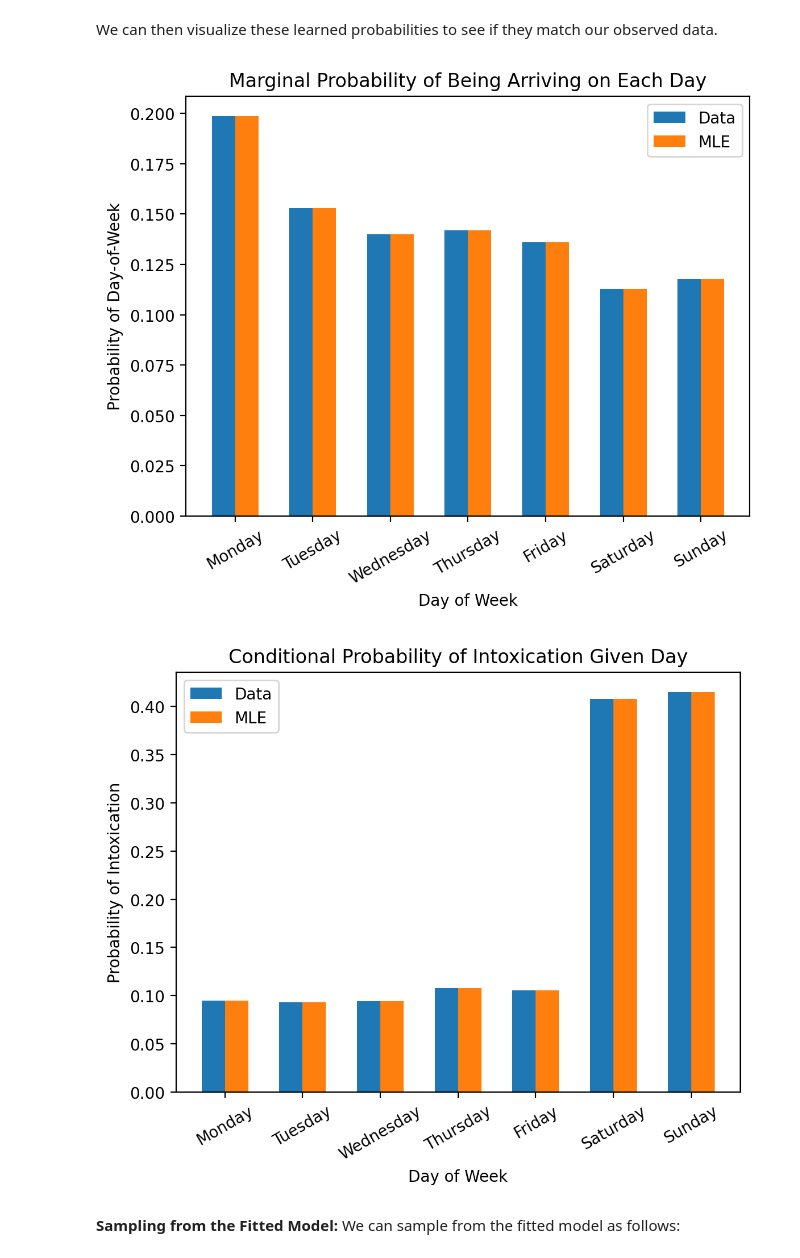
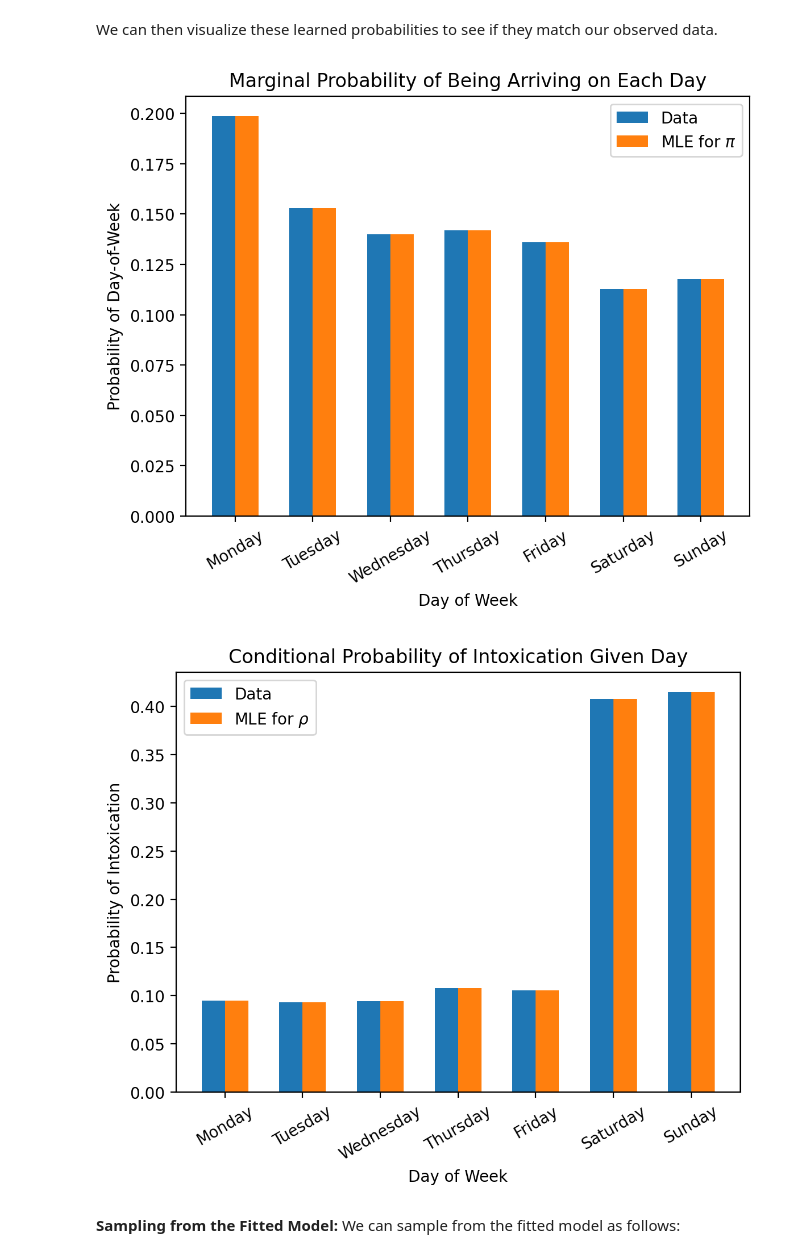
Before and after one commit to mogu-lab/probabilistic-foundations-of-ml, a Jupyter notebook: mle.ipynb, the cells around one changed output. Cells and saved outputs as stored; diff of their text form; code cells hidden in the pictures.

```diff
--- a/mle.ipynb
+++ b/mle.ipynb
@@ -340,23 +340,23 @@ for day in days_of_week:
 # %%
 # Plot marginal
 width = 0.3
 plt.bar(jnp.arange(7) - 0.5 * width, marginal_probabilities_from_data, width, label='Data')
-plt.bar(jnp.arange(7) + 0.5 * width, result.parameters_mle['pi'], width, label='MLE')
+plt.bar(jnp.arange(7) + 0.5 * width, result.parameters_mle['pi'], width, label=r'MLE for $\pi$')
 
 # Add axis labels and titles
 plt.xticks(jnp.arange(7), days_of_week, rotation=30)
 plt.xlabel('Day of Week')
 plt.ylabel('Probability of Day-of-Week')
 plt.title('Marginal Probability of Being Arriving on Each Day')
 plt.legend()
 plt.show()
 # %% [output]
-[figure, old version]
+[figure, new version]
 # %%
 # Plot conditional
 width = 0.3
 plt.bar(jnp.arange(7) - 0.5 * width, conditional_probabilities_from_data, width, label='Data')
-plt.bar(jnp.arange(7) + 0.5 * width, result.parameters_mle['rho'], width, label='MLE')
+plt.bar(jnp.arange(7) + 0.5 * width, result.parameters_mle['rho'], width, label=r'MLE for $\rho$')
 
 # Add axis labels and titles
 plt.xticks(jnp.arange(7), days_of_week, rotation=30)
@@ -366,7 +366,7 @@ plt.title('Conditional Probability of Intoxication Given Day')
 plt.legend()
 plt.show()
 # %% [output]
-[figure, old version]
+[figure, new version]
 # %% [markdown]
 **Sampling from the Fitted Model:** We can sample from the fitted model as follows:
 # %%
```
Also changed, not shown: parts of 1 cell of this notebook, 1 other file.
